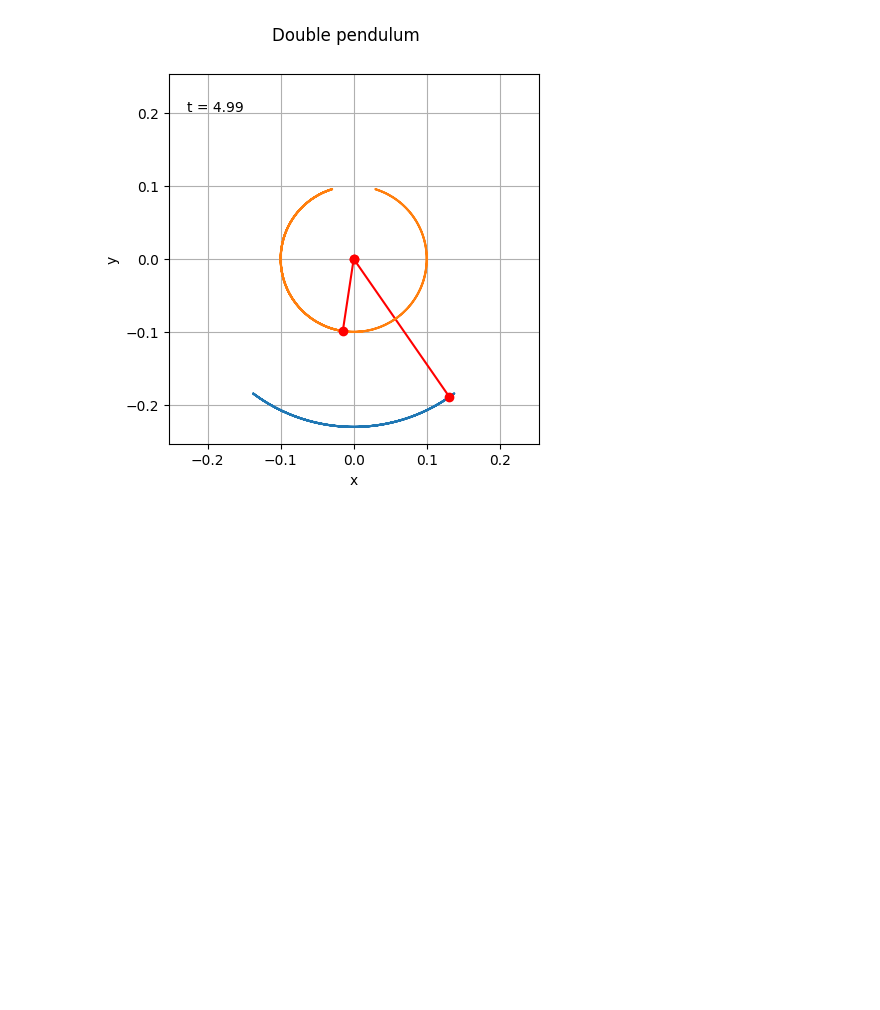
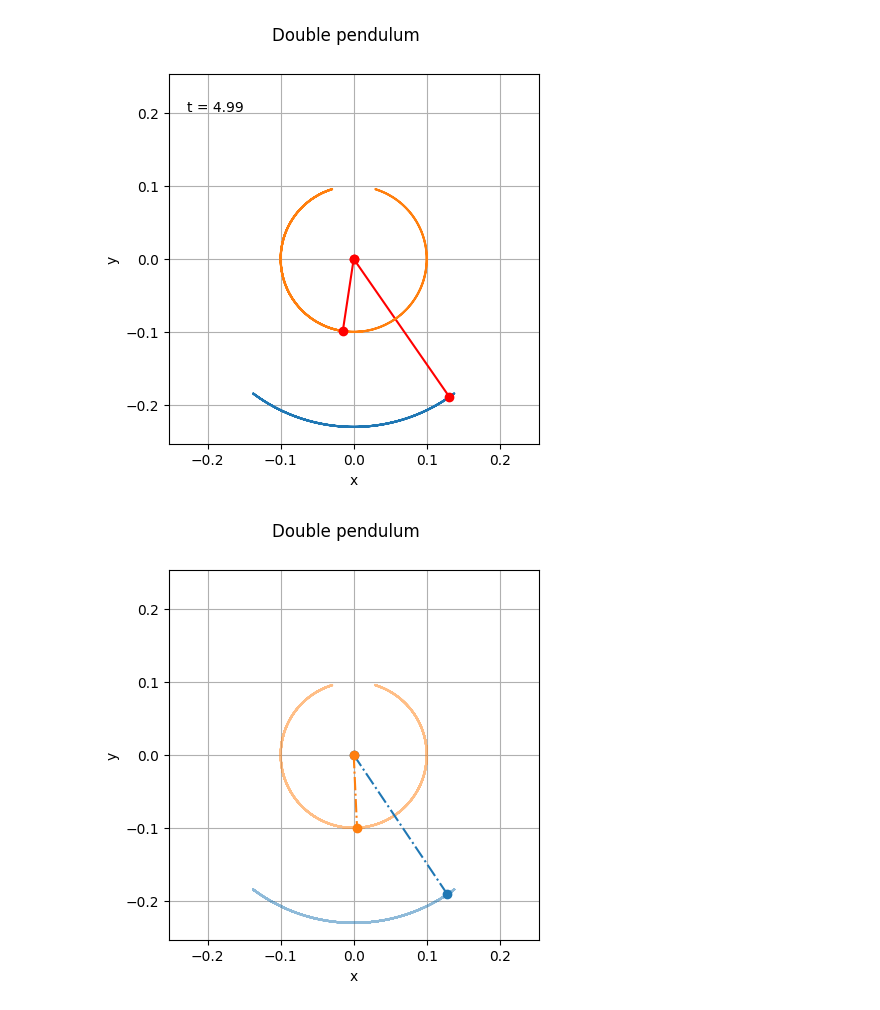
Before and after one commit to Giacomo-Menegatti/Animations, a Jupyter notebook: Pendulum.ipynb, the cells around one changed output. Cells and saved outputs as stored; diff of their text form; code cells hidden in the pictures; blank space fills up the shorter version.

```diff
--- a/Pendulum.ipynb
+++ b/Pendulum.ipynb
@@ -159,3 +158,7 @@ def animate_HTML(duration):
   n_frames = round(duration*fps) #total of frames to be drawn
   ani = animation.FuncAnimation(fig, update, n_frames, fargs = (n_frames, artists), interval = 1000.0/fps)
   return ani
+# %%
+plot_figure((a,b))
+# %% [output]
+[figure, added]
```
Also changed, not shown: parts of 1 cell of this notebook.
